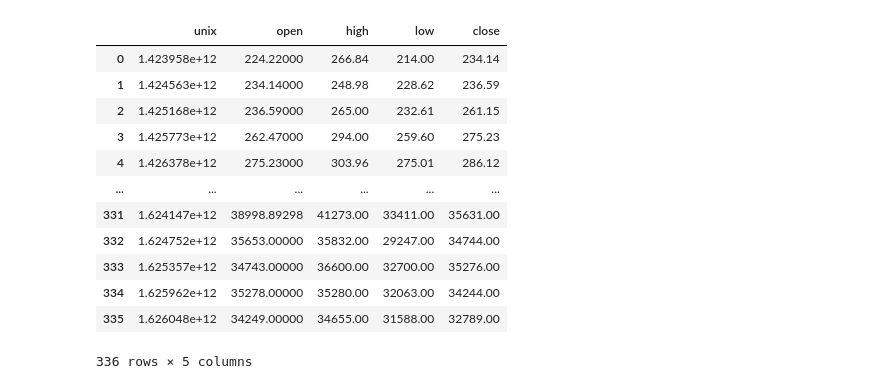
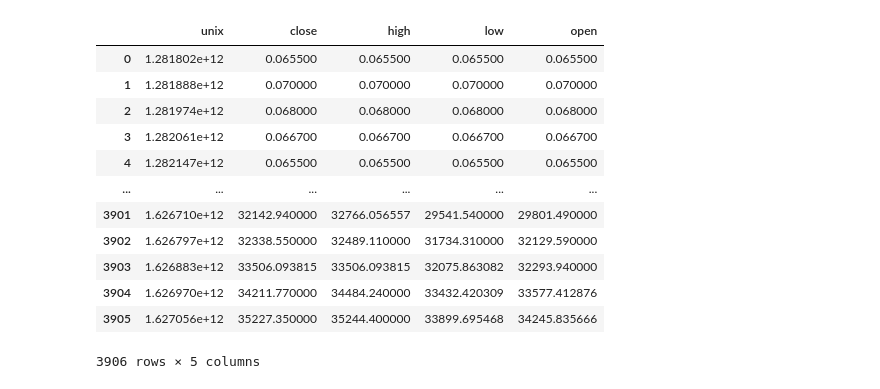
Before and after one commit to RDEvans31/saturn, a Jupyter notebook: Risk analysis.ipynb, the cells around one changed output. Cells and saved outputs as stored; diff of their text form; code cells hidden in the pictures.

```diff
--- a/Risk analysis.ipynb
+++ b/Risk analysis.ipynb
@@ -77,45 +77,81 @@ async def get_stored_data(symbol,timeframe):
     for candle in candles:
         df=df.append(candle,ignore_index=True)
 
     return df.sort_values(by=['unix'], ignore_index=True)
 
     return result
 
 def find_start(timestamps):
     start_found=False
     timestamps=list(map(lambda x:x[0]/1000,timestamps))
     index=len(timestamps)-1
     while not(start_found):
         print(timestamps[index])
         day=date.fromtimestamp(timestamps[index]).weekday()
         if day==0:
             start_found=True
         else:
             index=index-1
     return index
 
 def read_data(filename):
     raw=pd.read_csv('data/'+filename)
     timestamps=raw['unix']
     for i in range(len(timestamps)):
         if np.log10(timestamps.iloc[i])<12:
             raw.loc[i,'unix']=timestamps[i]*1000
     return raw.sort_values(by=['unix'], ignore_index=True)
 
+month_dictionary={
+    'Jan':1,
+    'Feb':2,
+    'Mar':3,
+    'Apr':4,
+    'May':5,
+    'Jun':6,
+    'Jul':7,
+    'Aug':8,
+    'Sep':9,
+    'Oct':10,
+    'Nov':11,
+    'Dec':12,
+}
+
+def parse_data(datestring):
+    string=datestring.split('-')
+    month=month_dictionary[string[0]]
+    day=int(string[1])
+    year=int(string[2])
+    d=date(year,month,day)
+
+    return time.mktime(d.timetuple())
+
+def process_coincodex_csv(filename):
+
+    raw_data=pd.read_csv('data/'+filename)
+    vectorised_parsing=np.vectorize(parse_data)
+    timestamps=vectorised_parsing(raw_data['Date'].values)
+    df=raw_data
+    df['unix']=np.array(timestamps,np.int64)*1000
+    df.columns = ['date','open','high','low','close','volume','market cap','unix']
+    df.sort_values(by='unix', ignore_index=True, inplace=True)
+    df.to_csv('data/Updated_'+filename)
+
+    return df
+
 btc_price_data= await get_stored_data('BTC/USD','1d')
-weekly_candles=price.get_price_data('1w',data=btc_price_data)
-weekly_candles
+btc_price_data
 # %% [output]
-|  | unix | open | high | low | close |
-| 0 | 1.423958e+12 | 224.22000 | 266.84 | 214.00 | 234.14 |
-| 1 | 1.424563e+12 | 234.14000 | 248.98 | 228.62 | 236.59 |
-| 2 | 1.425168e+12 | 236.59000 | 265.00 | 232.61 | 261.15 |
-| 3 | 1.425773e+12 | 262.47000 | 294.00 | 259.60 | 275.23 |
-| 4 | 1.426378e+12 | 275.23000 | 303.96 | 275.01 | 286.12 |
+|  | unix | close | high | low | open |
+| 0 | 1.281802e+12 | 0.065500 | 0.065500 | 0.065500 | 0.065500 |
+| 1 | 1.281888e+12 | 0.070000 | 0.070000 | 0.070000 | 0.070000 |
+| 2 | 1.281974e+12 | 0.068000 | 0.068000 | 0.068000 | 0.068000 |
+| 3 | 1.282061e+12 | 0.066700 | 0.066700 | 0.066700 | 0.066700 |
+| 4 | 1.282147e+12 | 0.065500 | 0.065500 | 0.065500 | 0.065500 |
 | ... | ... | ... | ... | ... | ... |
-| 331 | 1.624147e+12 | 38998.89298 | 41273.00 | 33411.00 | 35631.00 |
-| 332 | 1.624752e+12 | 35653.00000 | 35832.00 | 29247.00 | 34744.00 |
-| 333 | 1.625357e+12 | 34743.00000 | 36600.00 | 32700.00 | 35276.00 |
-| 334 | 1.625962e+12 | 35278.00000 | 35280.00 | 32063.00 | 34244.00 |
-| 335 | 1.626048e+12 | 34249.00000 | 34655.00 | 31588.00 | 32789.00 |
+| 3901 | 1.626710e+12 | 32142.940000 | 32766.056557 | 29541.540000 | 29801.490000 |
+| 3902 | 1.626797e+12 | 32338.550000 | 32489.110000 | 31734.310000 | 32129.590000 |
+| 3903 | 1.626883e+12 | 33506.093815 | 33506.093815 | 32075.863082 | 32293.940000 |
+| 3904 | 1.626970e+12 | 34211.770000 | 34484.240000 | 33432.420309 | 33577.412876 |
+| 3905 | 1.627056e+12 | 35227.350000 | 35244.400000 | 33899.695468 | 34245.835666 |
-336 rows × 5 columns
+3906 rows × 5 columns
```
Also changed, not shown: parts of 6 cells of this notebook, 6 other files.
